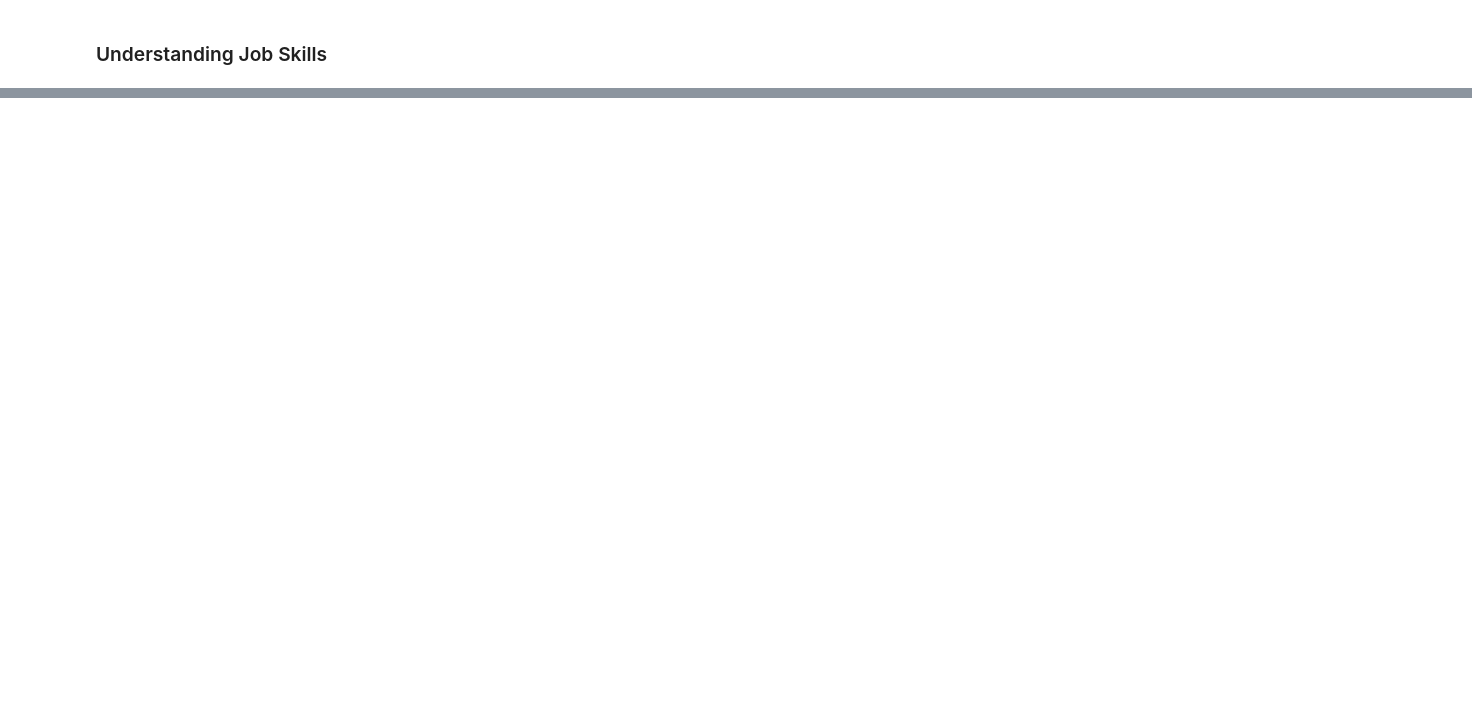
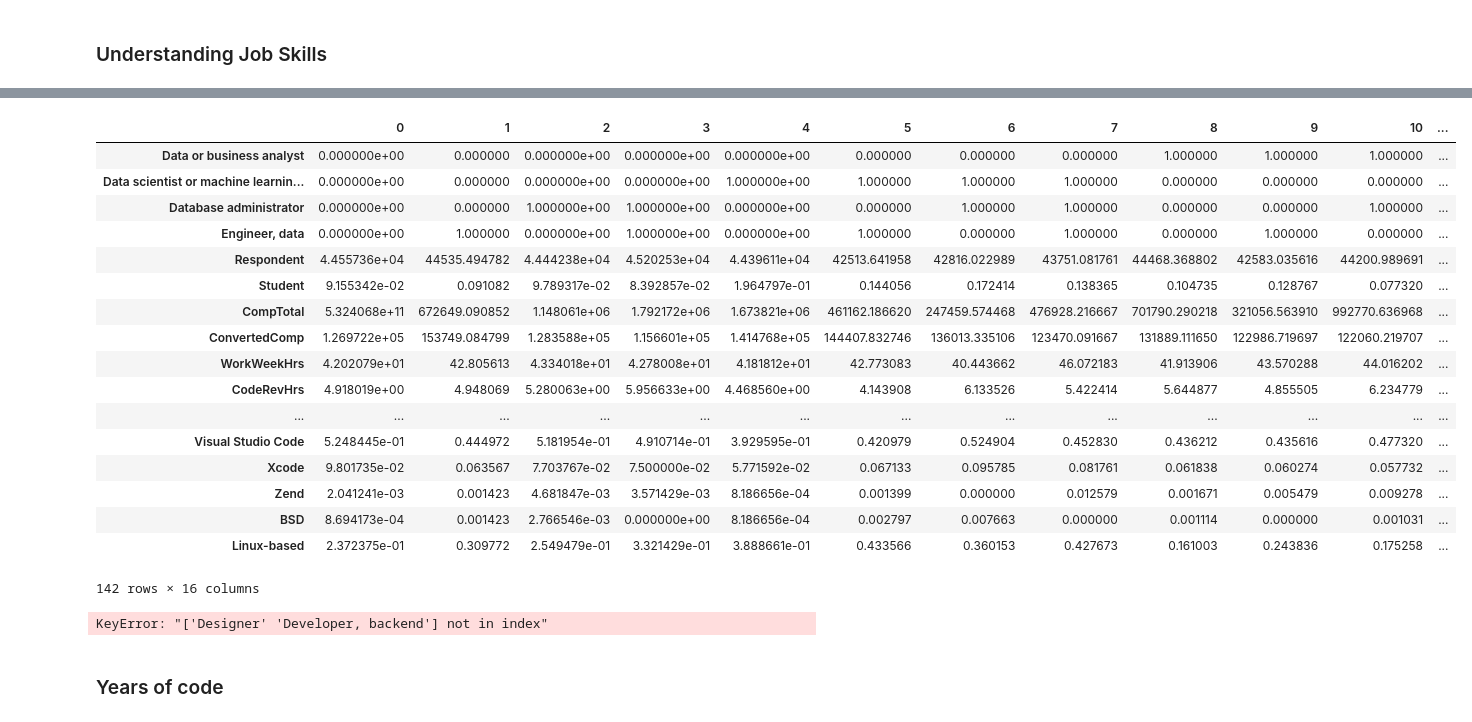
Before and after one commit to RenanVieiraDias/portfolio__data_science_articles, a Jupyter notebook: datasciencemedium.ipynb, the cells around one changed output, grey strips where cells are left out. Cells and saved outputs as stored; diff of their text form; code cells hidden in the pictures; blank space fills up the shorter version.

```diff
--- a/datasciencemedium.ipynb
+++ b/datasciencemedium.ipynb
@@ -147,2 +177,21 @@ df[['Country','CurrencySymbol','CurrencyDesc','CompTotal','CompFreq','ConvertedC
 # %% [markdown]
 ### Understanding Job Skills
+# %%
+jobskillsquestions = [
+    'LanguageWorkedWith'
+    ,'LanguageDesireNextYear'
+    ,'DatabaseWorkedWith'
+    ,'DatabaseDesireNextYear'
+    ,'PlatformWorkedWith'
+    ,'PlatformDesireNextYear'
+    ,'WebFrameWorkedWith'
+    ,'WebFrameDesireNextYear'
+    ,'MiscTechWorkedWith'
+    ,'MiscTechDesireNextYear'
+    ,'DevEnviron'
+    ,'OpSys'
+]
+# %%
+# Creating each skill columns
+for skillQuestion in jobskillsquestions:
+    df = transformingColumnByOptions(df, skillQuestion, columnsOptions[skillQuestion], separator='_')
@@ -148,0 +230,21 @@ df[['Country','CurrencySymbol','CurrencyDesc','CompTotal','CompFreq','ConvertedC
+# %%
+df.groupby(devtype_interest).mean().reset_index().transpose()
+# %% [output]
+|  | 0 | 1 | 2 | 3 | 4 | 5 | 6 | 7 | 8 | 9 | 10 | ... |
+| Data or business analyst | 0.000000e+00 | 0.000000 | 0.000000e+00 | 0.000000e+00 | 0.000000e+00 | 0.000000 | 0.000000 | 0.000000 | 1.000000 | 1.000000 | 1.000000 | ... |
+| Data scientist or machine learnin... | 0.000000e+00 | 0.000000 | 0.000000e+00 | 0.000000e+00 | 1.000000e+00 | 1.000000 | 1.000000 | 1.000000 | 0.000000 | 0.000000 | 0.000000 | ... |
+| Database administrator | 0.000000e+00 | 0.000000 | 1.000000e+00 | 1.000000e+00 | 0.000000e+00 | 0.000000 | 1.000000 | 1.000000 | 0.000000 | 0.000000 | 1.000000 | ... |
+| Engineer, data | 0.000000e+00 | 1.000000 | 0.000000e+00 | 1.000000e+00 | 0.000000e+00 | 1.000000 | 0.000000 | 1.000000 | 0.000000 | 1.000000 | 0.000000 | ... |
+| Respondent | 4.455736e+04 | 44535.494782 | 4.444238e+04 | 4.520253e+04 | 4.439611e+04 | 42513.641958 | 42816.022989 | 43751.081761 | 44468.368802 | 42583.035616 | 44200.989691 | ... |
+| Student | 9.155342e-02 | 0.091082 | 9.789317e-02 | 8.392857e-02 | 1.964797e-01 | 0.144056 | 0.172414 | 0.138365 | 0.104735 | 0.128767 | 0.077320 | ... |
+| CompTotal | 5.324068e+11 | 672649.090852 | 1.148061e+06 | 1.792172e+06 | 1.673821e+06 | 461162.186620 | 247459.574468 | 476928.216667 | 701790.290218 | 321056.563910 | 992770.636968 | ... |
+| ConvertedComp | 1.269722e+05 | 153749.084799 | 1.283588e+05 | 1.156601e+05 | 1.414768e+05 | 144407.832746 | 136013.335106 | 123470.091667 | 131889.111650 | 122986.719697 | 122060.219707 | ... |
+| WorkWeekHrs | 4.202079e+01 | 42.805613 | 4.334018e+01 | 4.278008e+01 | 4.181812e+01 | 42.773083 | 40.443662 | 46.072183 | 41.913906 | 43.570288 | 44.016202 | ... |
+| CodeRevHrs | 4.918019e+00 | 4.948069 | 5.280063e+00 | 5.956633e+00 | 4.468560e+00 | 4.143908 | 6.133526 | 5.422414 | 5.644877 | 4.855505 | 6.234779 | ... |
+| ... | ... | ... | ... | ... | ... | ... | ... | ... | ... | ... | ... | ... |
+| Visual Studio Code | 5.248445e-01 | 0.444972 | 5.181954e-01 | 4.910714e-01 | 3.929595e-01 | 0.420979 | 0.524904 | 0.452830 | 0.436212 | 0.435616 | 0.477320 | ... |
+| Xcode | 9.801735e-02 | 0.063567 | 7.703767e-02 | 7.500000e-02 | 5.771592e-02 | 0.067133 | 0.095785 | 0.081761 | 0.061838 | 0.060274 | 0.057732 | ... |
+| Zend | 2.041241e-03 | 0.001423 | 4.681847e-03 | 3.571429e-03 | 8.186656e-04 | 0.001399 | 0.000000 | 0.012579 | 0.001671 | 0.005479 | 0.009278 | ... |
+| BSD | 8.694173e-04 | 0.001423 | 2.766546e-03 | 0.000000e+00 | 8.186656e-04 | 0.002797 | 0.007663 | 0.000000 | 0.001114 | 0.000000 | 0.001031 | ... |
+| Linux-based | 2.372375e-01 | 0.309772 | 2.549479e-01 | 3.321429e-01 | 3.888661e-01 | 0.433566 | 0.360153 | 0.427673 | 0.161003 | 0.243836 | 0.175258 | ... |
+142 rows × 16 columns
@@ -148,0 +255,4 @@ df[['Country','CurrencySymbol','CurrencyDesc','CompTotal','CompFreq','ConvertedC
+# %%
+results[['Designer','Developer, backend']].transpose()
+# %% [output]
+KeyError: "['Designer' 'Developer, backend'] not in index"
@@ -149,2 +266,4 @@ df[['Country','CurrencySymbol','CurrencyDesc','CompTotal','CompFreq','ConvertedC
+# %% [markdown]
+### Years of code
 # %%
 df['YearsCodePro'].head(50)
```
Also changed, not shown: parts of 18 cells of this notebook.
